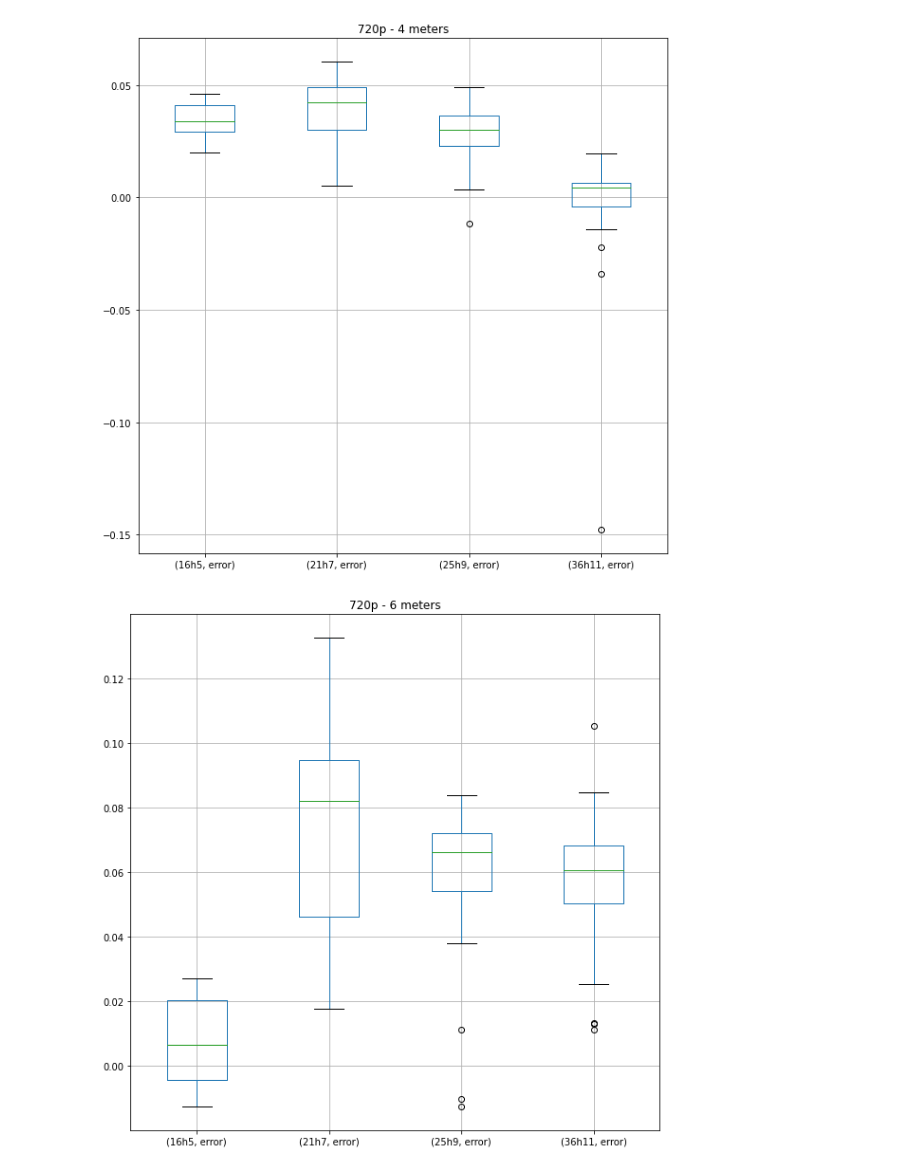
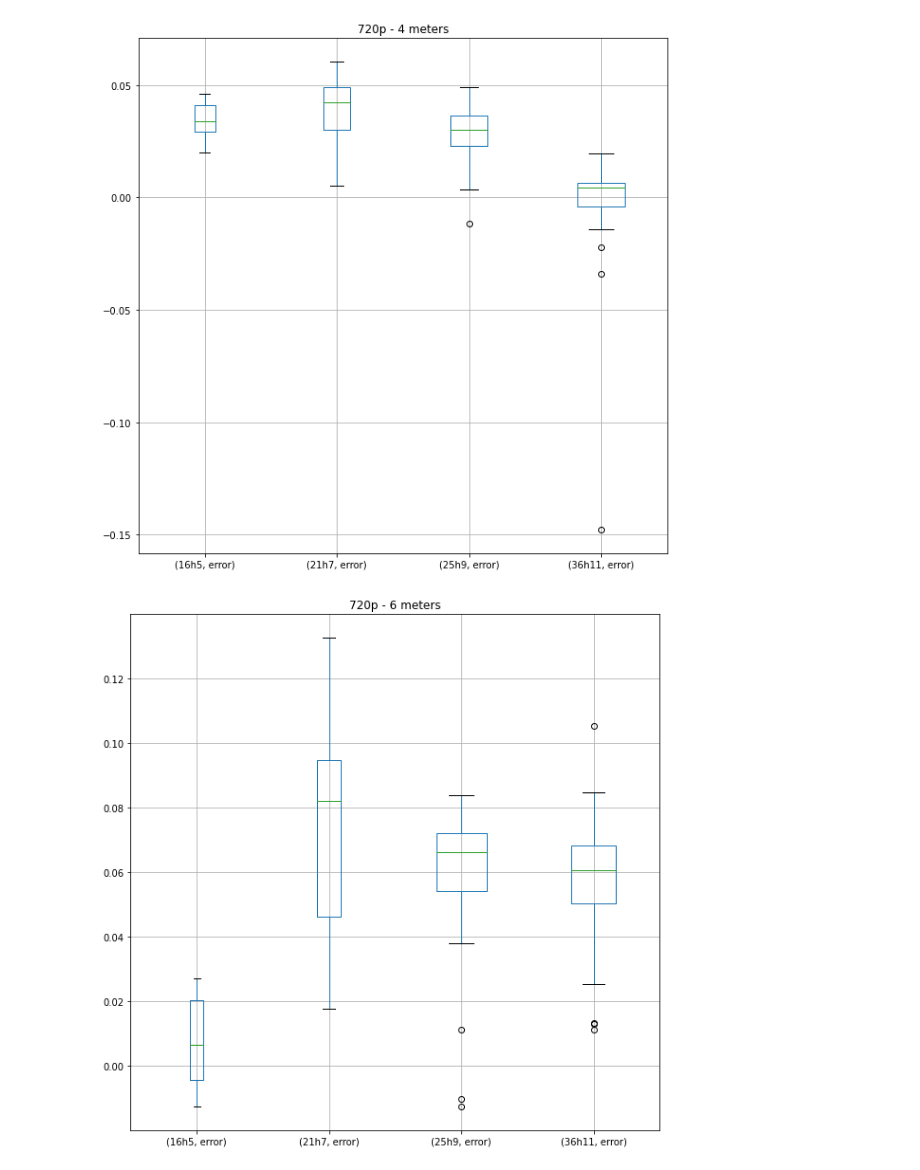
Before and after one commit to hakanErgin/apriltag_test_bench, a Jupyter notebook: analysis/cumulative_translations.ipynb, the cells around one changed output. Drawn from its saved outputs; the diff is of its cells as text; code cells hidden in the pictures.

Commit message:
width added to translations

```diff
--- a/analysis/cumulative_translations.ipynb
+++ b/analysis/cumulative_translations.ipynb
@@ -23,8 +23,11 @@ for key in df_groupby_res.keys(): # res level
     df = pd.concat(df_groupby_res[key]).reset_index().rename({'level_0': 'tag'}, axis=1).drop(columns=['level_1'], axis=1)
     for distance in df['true_distance'].unique():
         fig, ax = plt.subplots()
+        grouped_df = df.loc[df['true_distance']==distance].groupby('tag')
 
-        df.loc[df['true_distance']==distance].groupby('tag').boxplot(column=['error'], figsize=(8,12), subplots=False)
+        width_vals = grouped_df['true_distance'].count().values
+
+        grouped_df.boxplot(column=['error'], figsize=(8,12), subplots=False, widths=[float(i)/sum(width_vals) for i in width_vals] if (len(width_vals)>1) else None)
         dist_text = '{}p - {} meters'.format(key, distance)
         ax.set_title(dist_text)
         fig.set_size_inches(10,10)
@@ -37,2 +40,2 @@ for key in df_groupby_res.keys(): # res level
-[figure, old version]
+[figure, new version]
-[figure, old version]
+[figure, new version]
```
Also changed, not shown: parts of 1 cell of this notebook.
